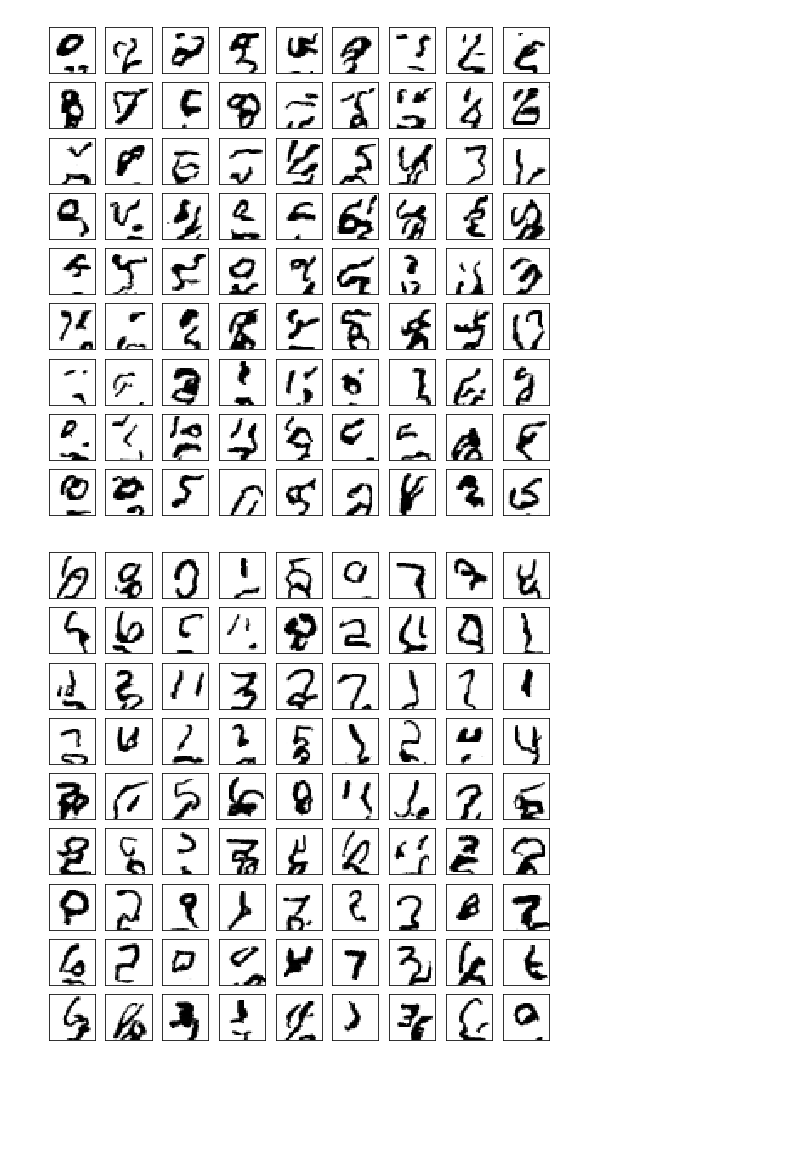
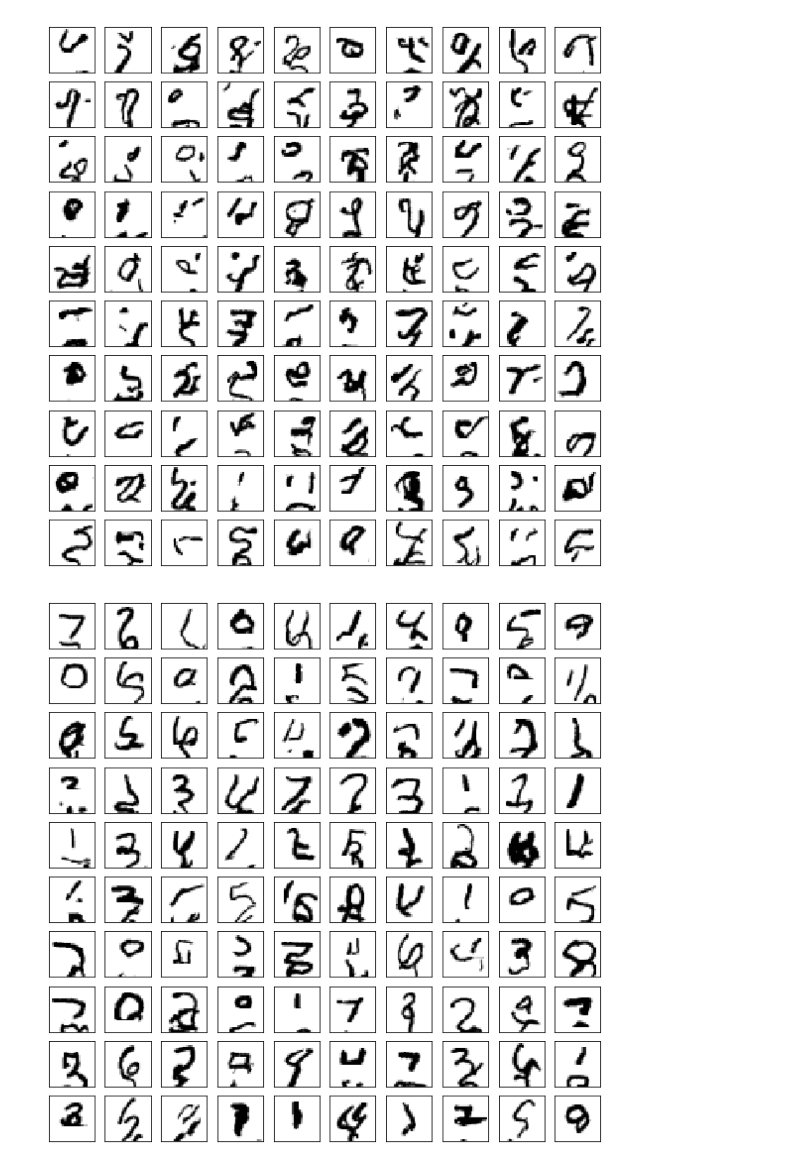
Before and after one commit to Mind-the-Pineapple/Autoregressive-models, a Jupyter notebook: 4 - Gated_PixelCNN/gated_pixelcnn.ipynb, the cells around one changed output. Saved outputs shown, nothing was run; the diff lists cells and outputs as text; code cells hidden in the pictures; blank space fills up the shorter version.

```diff
--- a/4 - Gated_PixelCNN/gated_pixelcnn.ipynb
+++ b/4 - Gated_PixelCNN/gated_pixelcnn.ipynb
@@ -137,9 +114,7 @@ class MaskedConv2D(tf.keras.layers.Layer):
             mask[kernel_h // 2, kernel_w // 2 + (self.mask_type == 'B'):, :, :] = 0.
             mask[kernel_h // 2 + 1:, :, :] = 0.
 
-        self.mask = tf.constant(mask,
-                                dtype=tf.float32,
-                                name='mask')
+        self.mask = tf.constant(mask, dtype=tf.float32, name='mask')
 
     def call(self, input):
         masked_kernel = tf.math.multiply(self.mask, self.kernel)
@@ -183,25 +161,24 @@ class GatedBlock(tf.keras.Model):
 # %%
+# --------------------------------------------------------------------------------------------------------------
+# Create PixelCNN model
 inputs = keras.layers.Input(shape=(height, width, n_channel))
-x = keras.layers.Concatenate()([inputs, inputs])
-x = GatedBlock(mask_type='A', filters=64, kernel_size=3)(x)
+v, h = GatedBlock(mask_type='A', filters=64, kernel_size=3)([inputs, inputs])
 
 for i in range(7):
-    x = GatedBlock(mask_type='B', filters=64, kernel_size=3)(x)
-
-v, h = tf.split(x, 2, axis=-1)
+    v, h = GatedBlock(mask_type='B', filters=64, kernel_size=3)([v, h])
 
 x = keras.layers.Activation(activation='relu')(h)
 x = keras.layers.Conv2D(filters=128, kernel_size=1, strides=1)(x)
 
 x = keras.layers.Activation(activation='relu')(x)
-x = keras.layers.Conv2D(filters=n_channel * q_levels, kernel_size=1, strides=1)(x)  # shape [N,H,W,DC]
+x = keras.layers.Conv2D(filters=n_channel * q_levels, kernel_size=1, strides=1)(x)
 
 pixelcnn = tf.keras.Model(inputs=inputs, outputs=x)
 # %%
 # --------------------------------------------------------------------------------------------------------------
 # Prepare optimizer and loss function
-lr_decay = 0.9995
-learning_rate = 1e-3
+lr_decay = 0.9999
+learning_rate = 5e-2
 optimizer = tf.keras.optimizers.Adam(lr=learning_rate)
 
 compute_loss = tf.keras.losses.CategoricalCrossentropy(from_logits=True)
@@ -225,7 +202,7 @@ def train_step(batch_x, batch_y):
 # %%
 # --------------------------------------------------------------------------------------------------------------
 # Training loop
-n_epochs = 30
+n_epochs = 200
 n_iter = int(np.ceil(x_train_quantised.shape[0] / batch_size))
 for epoch in range(n_epochs):
     start_epoch = time.time()
@@ -282,26 +259,24 @@ bits/dim : 0.000960578267671624
 # %%
 # --------------------------------------------------------------------------------------------------------------
 # Generating new images
-samples = (np.random.rand(100, height, width, n_channel) * 0.01).astype('float32')
+samples = np.zeros((100, height, width, n_channel), dtype='float32')
 for i in range(height):
     for j in range(width):
         logits = pixelcnn(samples)
         logits = tf.reshape(logits, [-1, height, width, q_levels, n_channel])
         logits = tf.transpose(logits, perm=[0, 1, 2, 4, 3])
-        probs = tf.nn.softmax(logits)
-        next_sample = probs[:, i, j, 0, :]
-        samples[:, i, j, 0] = sample_from(next_sample.numpy()) / (q_levels - 1)
+        next_sample = tf.random.categorical(logits[:, i, j, 0, :], 1)
+        samples[:, i, j, 0] = (next_sample.numpy() / (q_levels - 1))[:, 0]
 
 fig = plt.figure(figsize=(10, 10))
-for x in range(1, 10):
-    for y in range(1, 10):
-        ax = fig.add_subplot(10, 10, 10 * y + x)
-        ax.matshow(samples[10 * y + x, :, :, 0], cmap=matplotlib.cm.binary)
-        plt.xticks(np.array([]))
-        plt.yticks(np.array([]))
+for i in range(100):
+    ax = fig.add_subplot(10, 10, i + 1)
+    ax.matshow(samples[i, :, :, 0], cmap=matplotlib.cm.binary)
+    plt.xticks(np.array([]))
+    plt.yticks(np.array([]))
 plt.show()
 # %% [output]
-[figure, old version]
+[figure, new version]
 # %%
 # --------------------------------------------------------------------------------------------------------------
 # Filling occluded images
@@ -316,17 +291,15 @@ for i in range(occlude_start_row, height):
         logits = pixelcnn(samples)
         logits = tf.reshape(logits, [-1, height, width, q_levels, n_channel])
         logits = tf.transpose(logits, perm=[0, 1, 2, 4, 3])
-        probs = tf.nn.softmax(logits)
-        next_sample = probs[:, i, j, 0, :]
-        samples[:, i, j, 0] = sample_from(next_sample.numpy()) / (q_levels - 1)
+        next_sample = tf.random.categorical(logits[:, i, j, 0, :], 1)
+        samples[:, i, j, 0] = (next_sample.numpy() / (q_levels - 1))[:, 0]
 
 fig = plt.figure(figsize=(10, 10))
-for x in range(1, 10):
-    for y in range(1, 10):
-        ax = fig.add_subplot(10, 10, 10 * y + x)
-        ax.matshow(samples[10 * y + x, :, :, 0], cmap=matplotlib.cm.binary)
-        plt.xticks(np.array([]))
-        plt.yticks(np.array([]))
+for i in range(100):
+    ax = fig.add_subplot(10, 10, i + 1)
+    ax.matshow(samples[i, :, :, 0], cmap=matplotlib.cm.binary)
+    plt.xticks(np.array([]))
+    plt.yticks(np.array([]))
 plt.show()
 # %% [output]
-[figure, old version]
+[figure, new version]
```
Also changed, not shown: parts of 9 cells of this notebook, 1 other file.
